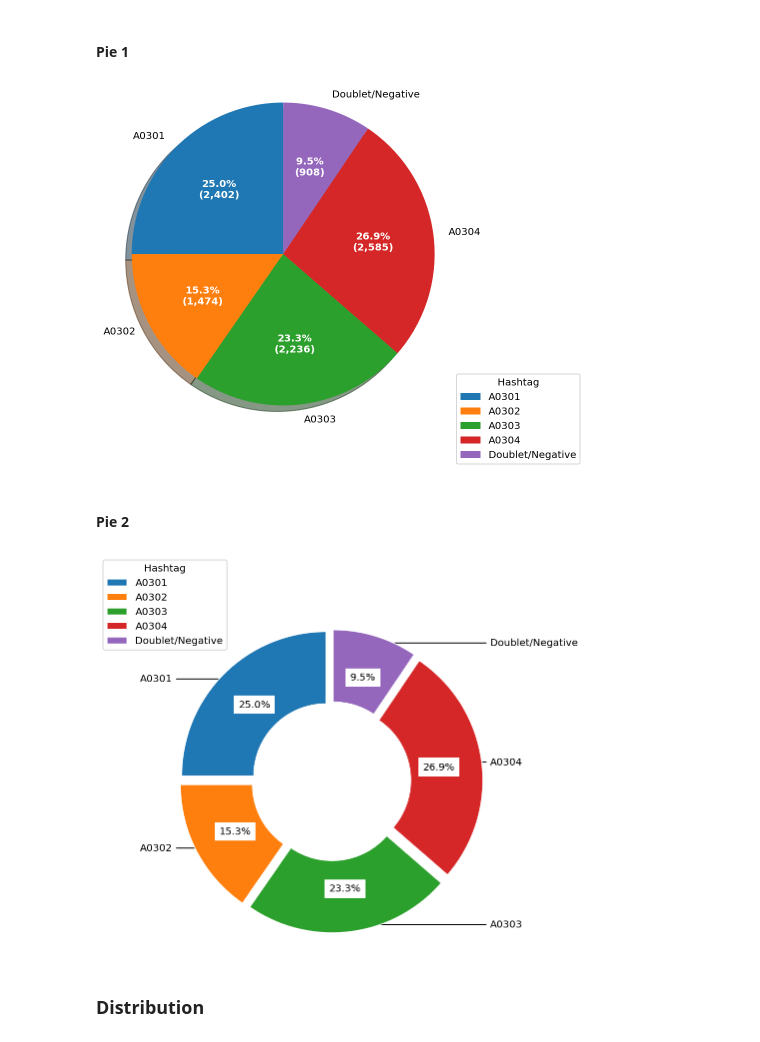
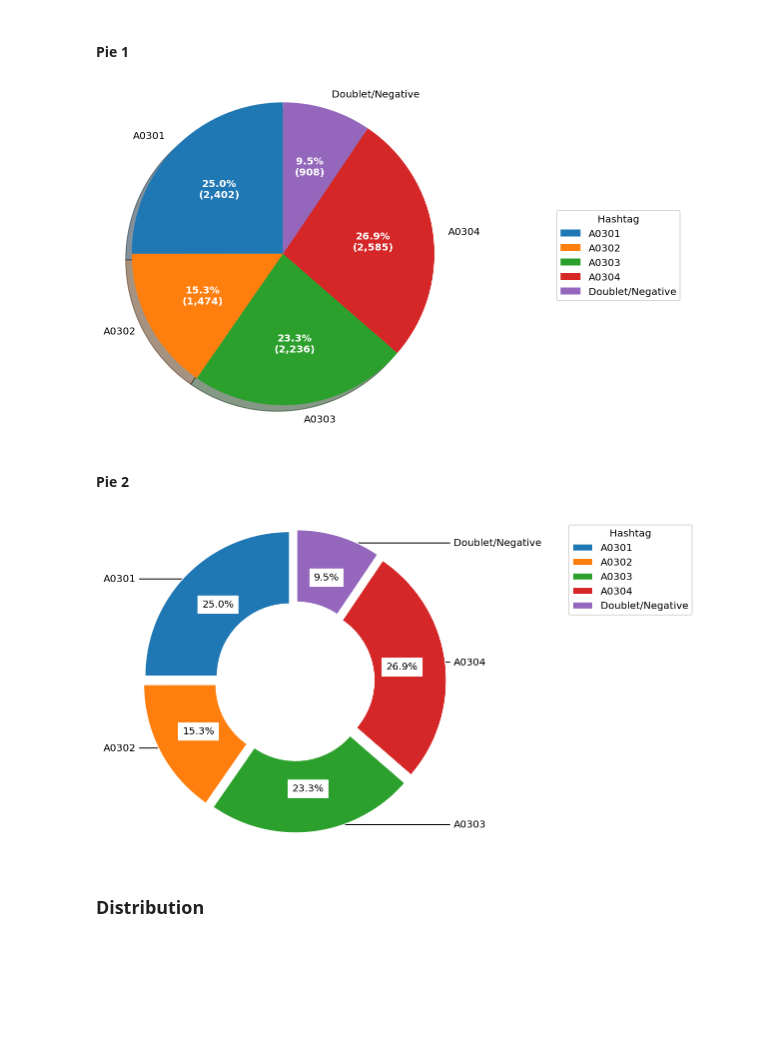
Before and after one commit to hisplan/sharp, a Jupyter notebook: manual-inspection/inspect.ipynb, the cells around one changed output. Cells and saved outputs as stored; diff of their text form; code cells hidden in the pictures; blank space fills up the shorter version.

```diff
--- a/manual-inspection/inspect.ipynb
+++ b/manual-inspection/inspect.ipynb
@@ -128,35 +128,35 @@ labels
 # %%
 fig = plt.figure(figsize=(6,6), facecolor="white")
 ax = fig.add_subplot(111)
 
 def func_autopct(pct, allvals):
     absolute = int(pct/100.*np.sum(allvals))
     return "{:.1f}%\n({:,d})".format(pct, absolute)
 
 wedges, _, autotexts = ax.pie(
     df_stats,
     labels=labels,
     autopct=lambda pct: func_autopct(pct, df_stats),
     shadow=True, startangle=90
 )
 
 for autotext in autotexts:
     autotext.set_color('white')
     autotext.set_fontsize(10)
     autotext.set_fontweight('bold')
 
 ax.axis('equal')
 ax.legend(
     wedges,
     labels,
     title="Hashtag",
     loc="center left",
-    bbox_to_anchor=(1, -0.5, 0.5, 1)
+    bbox_to_anchor=(1.3, 0.0, 0.5, 1)
 )
 
 plt.show()
 # %% [output]
-[figure, old version]
+[figure, new version]
 # %% [markdown]
 #### Pie 2
 # %%
@@ -205,12 +205,12 @@ ax.legend(
     wedges,
     labels,
     title="Hashtag",
-    bbox_to_anchor=(-0.3, 0.2, 0.5, 1)
+    bbox_to_anchor=(1.2, 0.0, 0.5, 1)
 )
 
 plt.show()
 # %% [output]
-[figure, old version]
+[figure, new version]
 # %% [markdown]
 ### Distribution
 # %%
```
Also changed, not shown: parts of 3 cells of this notebook.
